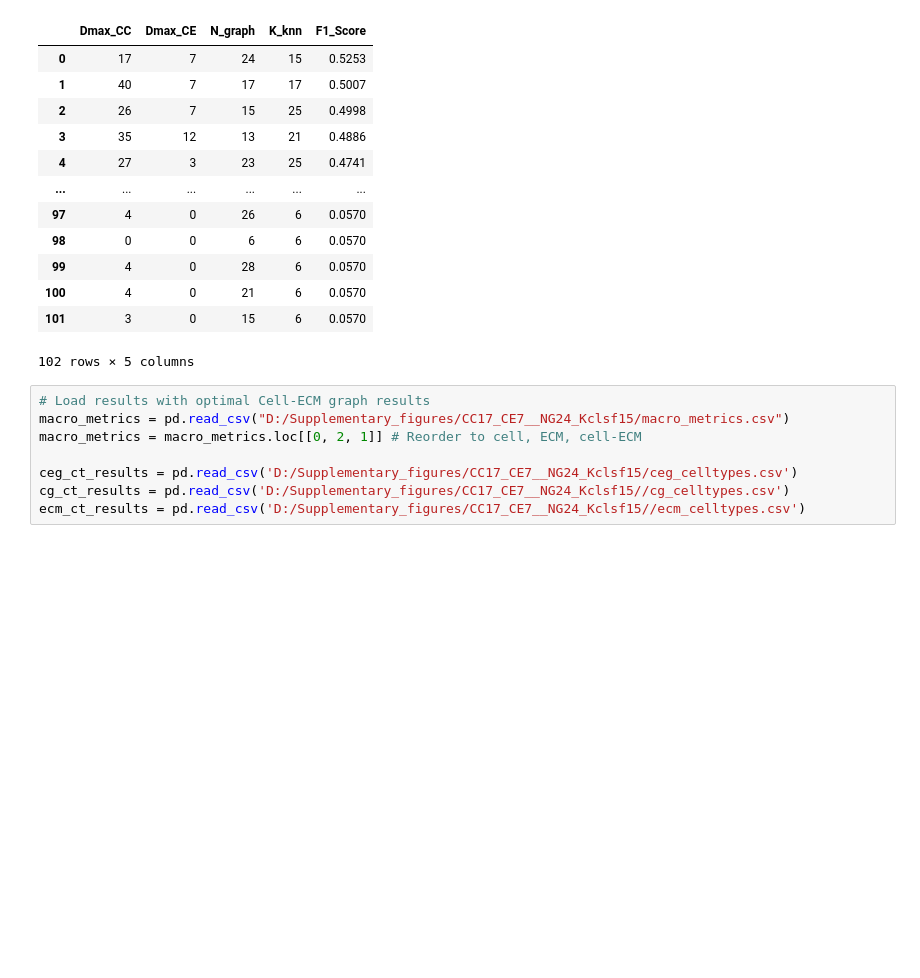
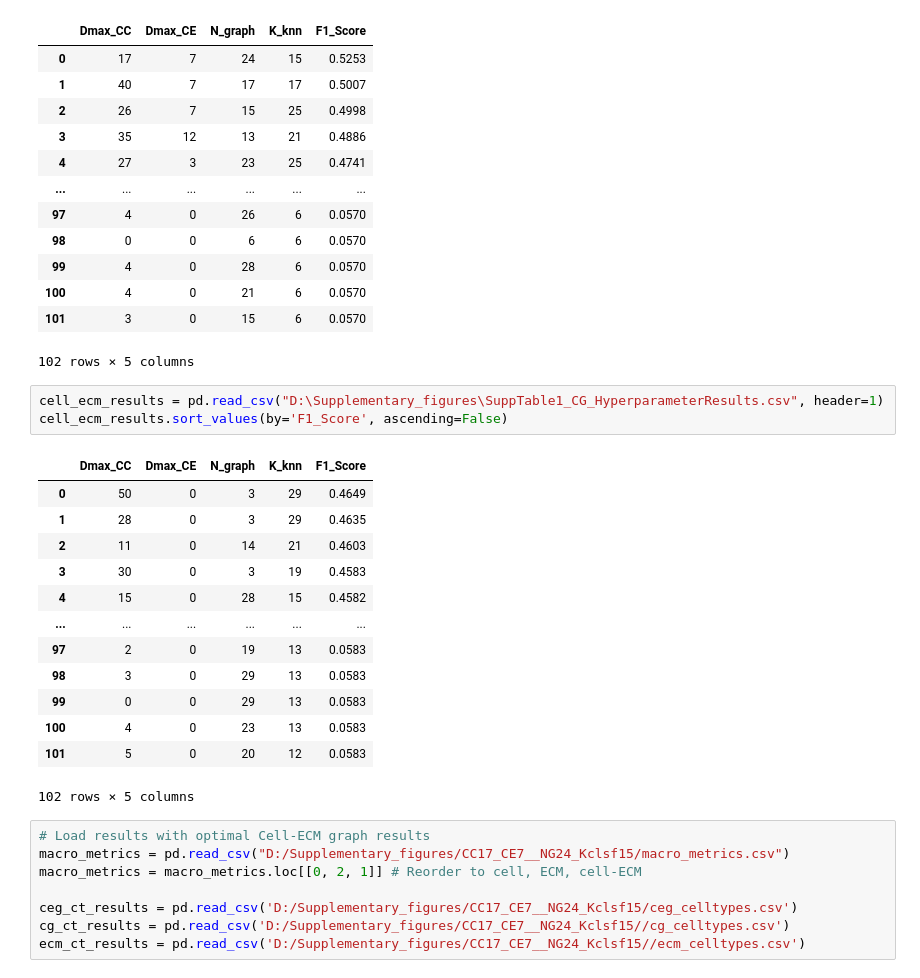
Before and after one commit to moeghaf/Cell-ECM-Graphs-A-Graph-Based-Method-for-Joint-Analysis-of-Cells-and-the-Extracellular-Matrix, a Jupyter notebook: Notebooks/main_figures/fig_10_node_classification.ipynb, the cells around one changed output. Saved outputs shown, nothing was run; the diff lists cells and outputs as text; blank space fills up the shorter version.

```diff
--- a/Notebooks/main_figures/fig_10_node_classification.ipynb
+++ b/Notebooks/main_figures/fig_10_node_classification.ipynb
@@ -22,6 +22,23 @@ cell_ecm_results.sort_values(by='F1_Score', ascending=False)
 | 100 | 4 | 0 | 21 | 6 | 0.0570 |
 | 101 | 3 | 0 | 15 | 6 | 0.0570 |
 102 rows × 5 columns
+# %%
+cell_ecm_results = pd.read_csv("D:\Supplementary_figures\SuppTable1_CG_HyperparameterResults.csv", header=1)
+cell_ecm_results.sort_values(by='F1_Score', ascending=False)
+# %% [output]
+|  | Dmax_CC | Dmax_CE | N_graph | K_knn | F1_Score |
+| 0 | 50 | 0 | 3 | 29 | 0.4649 |
+| 1 | 28 | 0 | 3 | 29 | 0.4635 |
+| 2 | 11 | 0 | 14 | 21 | 0.4603 |
+| 3 | 30 | 0 | 3 | 19 | 0.4583 |
+| 4 | 15 | 0 | 28 | 15 | 0.4582 |
+| ... | ... | ... | ... | ... | ... |
+| 97 | 2 | 0 | 19 | 13 | 0.0583 |
+| 98 | 3 | 0 | 29 | 13 | 0.0583 |
+| 99 | 0 | 0 | 29 | 13 | 0.0583 |
+| 100 | 4 | 0 | 23 | 13 | 0.0583 |
+| 101 | 5 | 0 | 20 | 12 | 0.0583 |
+102 rows × 5 columns
 # %%
 # Load results with optimal Cell-ECM graph results
 macro_metrics = pd.read_csv("D:/Supplementary_figures/CC17_CE7__NG24_Kclsf15/macro_metrics.csv")
```
